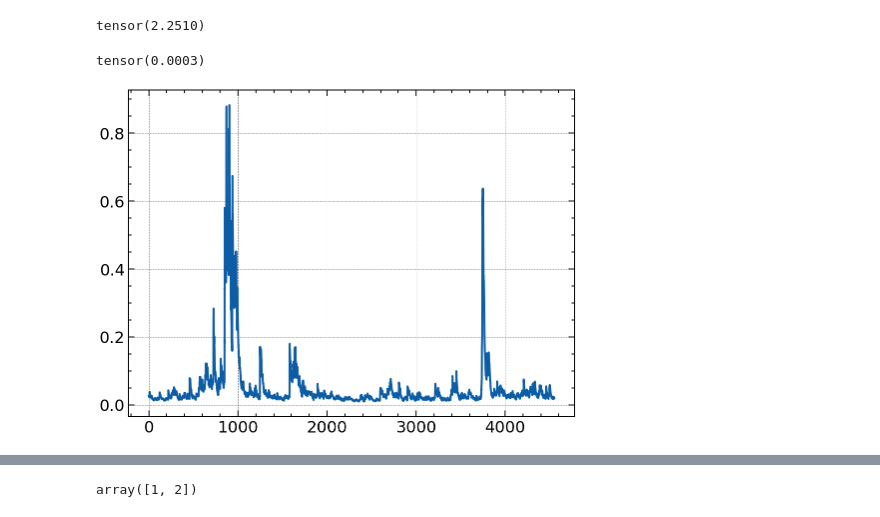
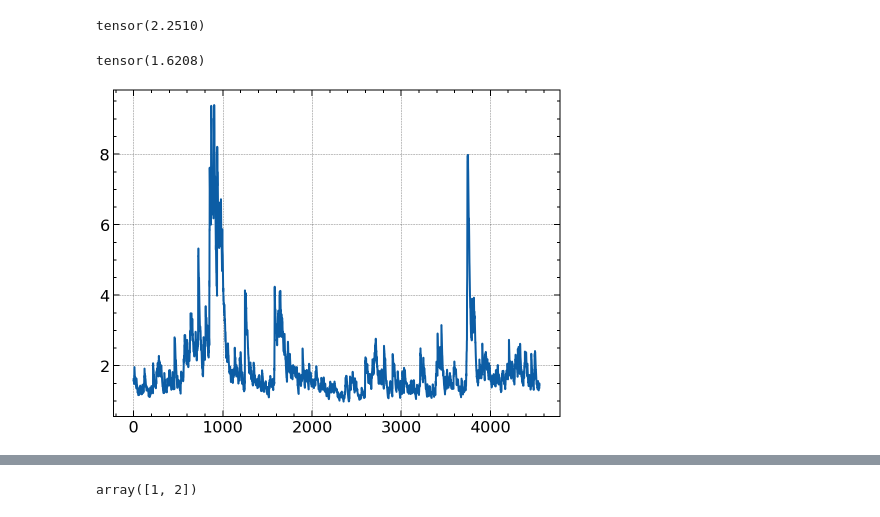
Before and after one commit to Sinbad-The-Sailor/Abacus, a Jupyter notebook: src2/testing.ipynb, the cells around one changed output, grey strips where cells are left out. Cells and saved outputs as stored; diff of their text form; code cells hidden in the pictures.

```diff
--- a/src2/testing.ipynb
+++ b/src2/testing.ipynb
@@ -58,11 +58,11 @@ tensor(2.2510)
 # %%
 garch_model._solution
 vol = garch_model._compute_variance(parameters=torch.tensor(garch_model._solution.x))
-plt.plot(vol*100)
+plt.plot(torch.sqrt(vol)*100)
 torch.sqrt(garch_model._initial_variance) * 100
 # %% [output]
-tensor(0.0003)
+tensor(1.6208)
-[figure, old version]
+[figure, new version]
 # %%
 garch_model._solution
 # %% [output]
```
Also changed, not shown: parts of 22 cells of this notebook, 5 other files.
